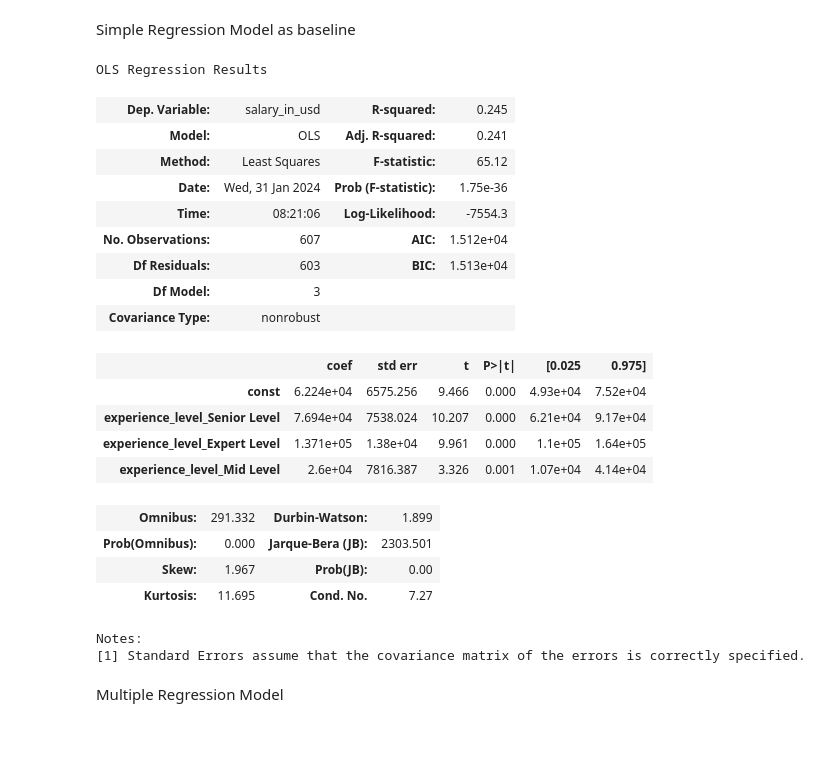
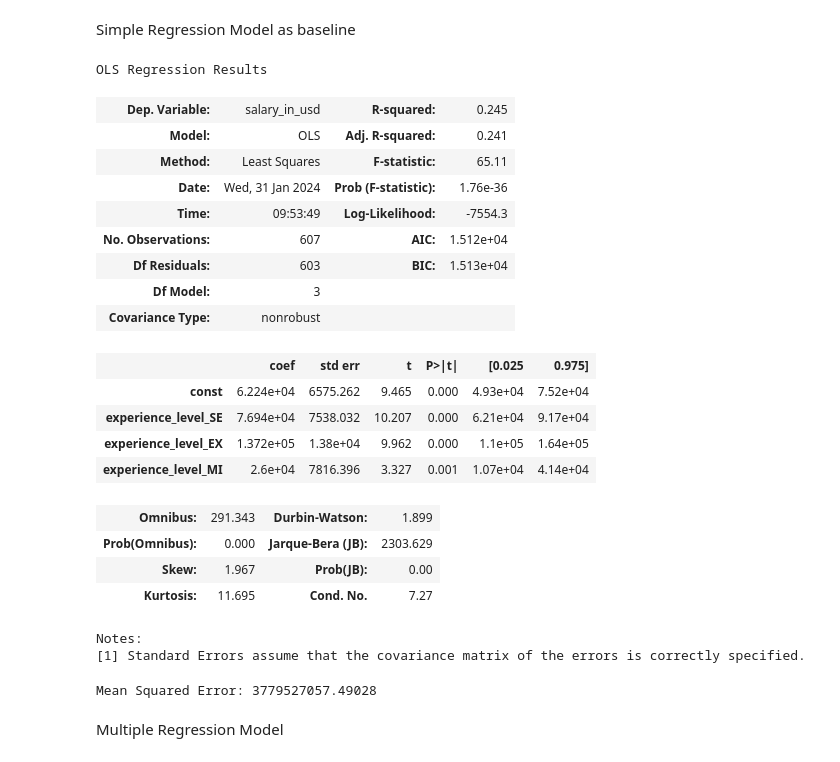
Before and after one commit to ed-gar-k/Phase-2-project, a Jupyter notebook: Untitled.ipynb, the cells around one changed output. Cells and saved outputs as stored; diff of their text form; code cells hidden in the pictures.

```diff
--- a/Untitled.ipynb
+++ b/Untitled.ipynb
@@ -550,36 +550,48 @@ Name: salary_in_usd, dtype: float64
 # %% [markdown]
 Simple Regression Model as baseline
 # %%
-X1 = ds_e[['experience_level_Senior Level','experience_level_Expert Level','experience_level_Mid Level']]
+X1 = ds_e[['experience_level_SE','experience_level_EX','experience_level_MI']]
 y1 = ds_e['salary_in_usd']
 
 predictors1 = sm.add_constant(X1)
 
 model1 = sm.OLS(y1, predictors1).fit()
 
 model1.summary()
 # %% [output]
 OLS Regression Results
 | Dep. Variable: | salary_in_usd | R-squared: | 0.245 |
 | Model: | OLS | Adj. R-squared: | 0.241 |
-| Method: | Least Squares | F-statistic: | 65.12 |
-| Date: | Wed, 31 Jan 2024 | Prob (F-statistic): | 1.75e-36 |
-| Time: | 08:21:06 | Log-Likelihood: | -7554.3 |
+| Method: | Least Squares | F-statistic: | 65.11 |
+| Date: | Wed, 31 Jan 2024 | Prob (F-statistic): | 1.76e-36 |
+| Time: | 09:53:49 | Log-Likelihood: | -7554.3 |
 | No. Observations: | 607 | AIC: | 1.512e+04 |
 | Df Residuals: | 603 | BIC: | 1.513e+04 |
 | Df Model: | 3 |  |  |
 | Covariance Type: | nonrobust |  |  |
 |  | coef | std err | t | P>|t| | [0.025 | 0.975] |
-| const | 6.224e+04 | 6575.256 | 9.466 | 0.000 | 4.93e+04 | 7.52e+04 |
-| experience_level_Senior Level | 7.694e+04 | 7538.024 | 10.207 | 0.000 | 6.21e+04 | 9.17e+04 |
-| experience_level_Expert Level | 1.371e+05 | 1.38e+04 | 9.961 | 0.000 | 1.1e+05 | 1.64e+05 |
-| experience_level_Mid Level | 2.6e+04 | 7816.387 | 3.326 | 0.001 | 1.07e+04 | 4.14e+04 |
+| const | 6.224e+04 | 6575.262 | 9.465 | 0.000 | 4.93e+04 | 7.52e+04 |
+| experience_level_SE | 7.694e+04 | 7538.032 | 10.207 | 0.000 | 6.21e+04 | 9.17e+04 |
+| experience_level_EX | 1.372e+05 | 1.38e+04 | 9.962 | 0.000 | 1.1e+05 | 1.64e+05 |
+| experience_level_MI | 2.6e+04 | 7816.396 | 3.327 | 0.001 | 1.07e+04 | 4.14e+04 |
-| Omnibus: | 291.332 | Durbin-Watson: | 1.899 |
-| Prob(Omnibus): | 0.000 | Jarque-Bera (JB): | 2303.501 |
+| Omnibus: | 291.343 | Durbin-Watson: | 1.899 |
+| Prob(Omnibus): | 0.000 | Jarque-Bera (JB): | 2303.629 |
 | Skew: | 1.967 | Prob(JB): | 0.00 |
 | Kurtosis: | 11.695 | Cond. No. | 7.27 |
 Notes:
 [1] Standard Errors assume that the covariance matrix of the errors is correctly specified.
+# %%
+y_pred = model1.predict(predictors1)
+
+residuals_1 = y1 - y_pred
+
+squared_residuals1 = residuals_1**2
+
+mse1 = mean_squared_error(y1, y_pred)
+
+print("Mean Squared Error:", mse1)
+# %% [output]
+Mean Squared Error: 3779527057.49028
 # %% [markdown]
 Multiple Regression Model
 # %%
```
Also changed, not shown: parts of 18 cells of this notebook.
